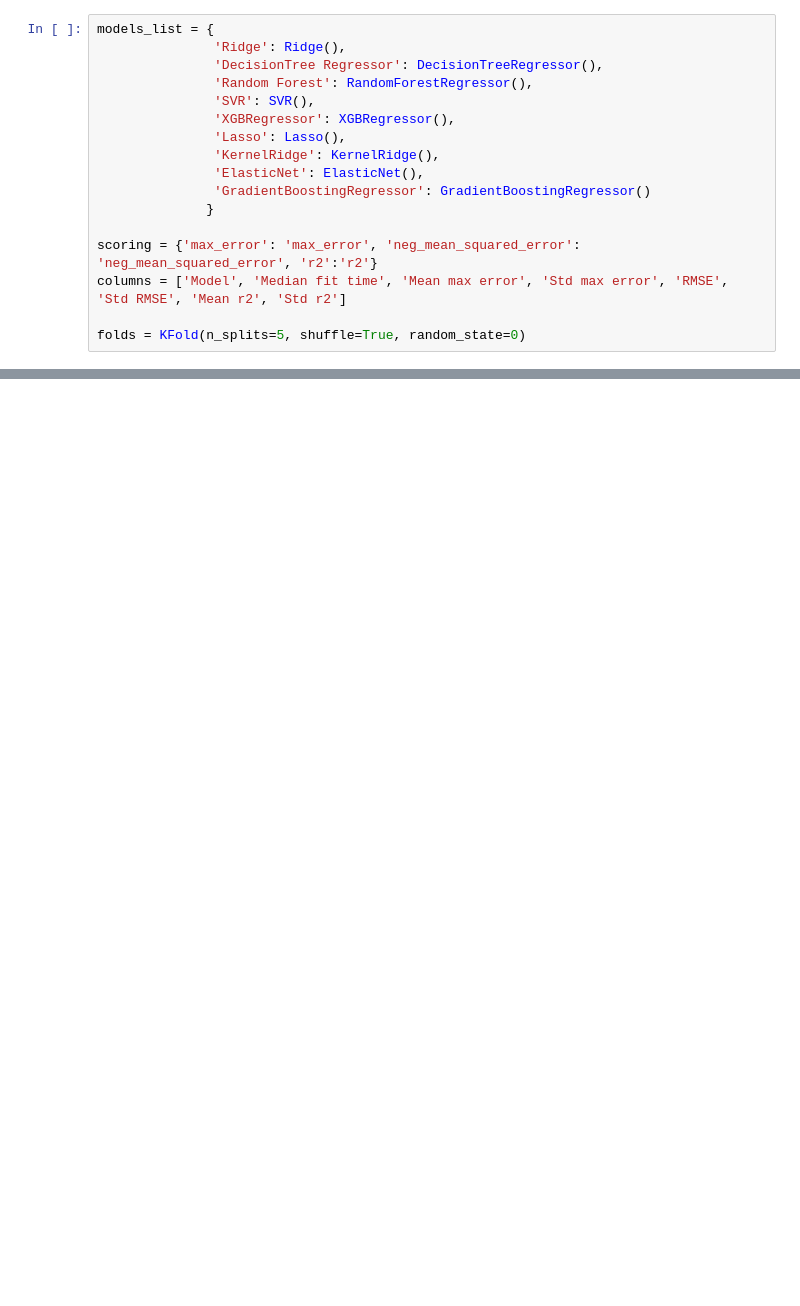
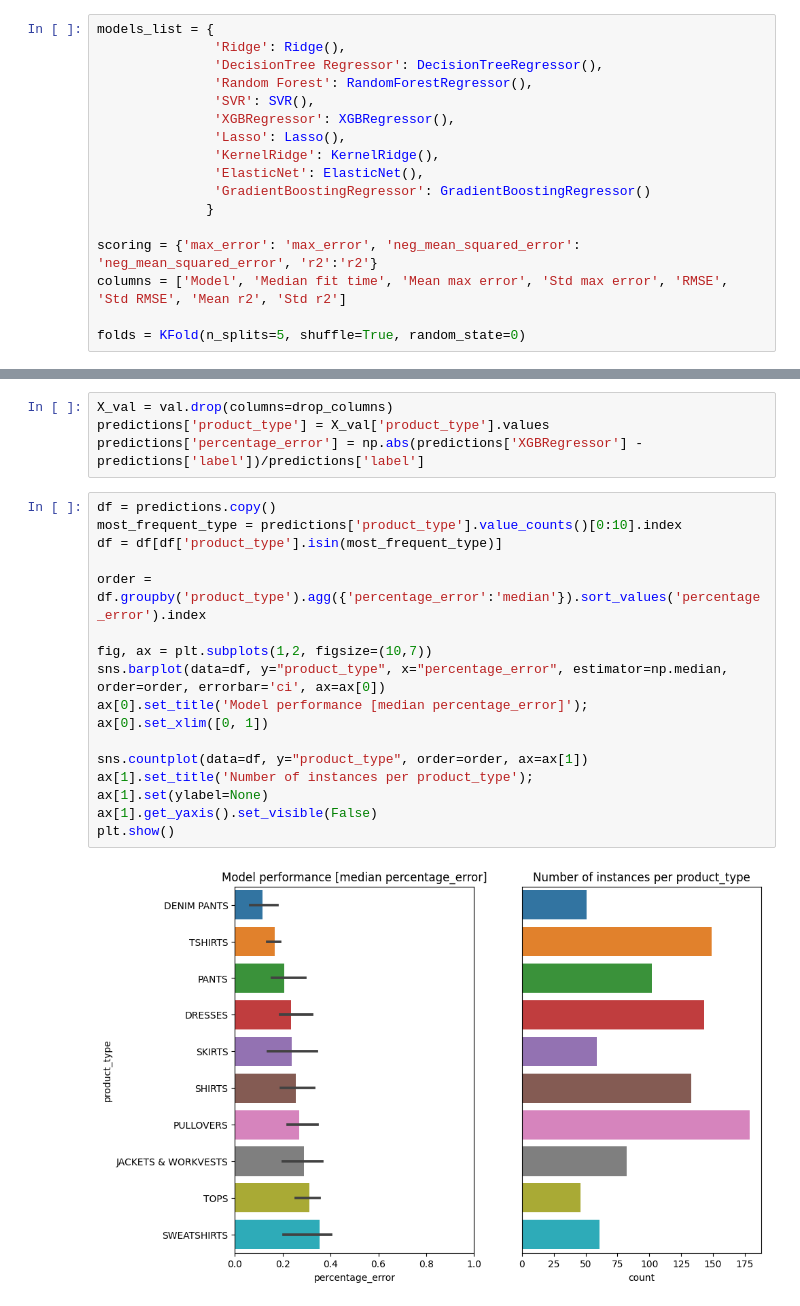
Before and after one commit to max-lutz/technical_case_fairly_made, a Jupyter notebook: notebooks/train_model_climate_change.ipynb, the cells around one changed output, grey strips where cells are left out. Cells and saved outputs as stored; diff of their text form; blank space fills up the shorter version.

```diff
--- a/notebooks/train_model_climate_change.ipynb
+++ b/notebooks/train_model_climate_change.ipynb
@@ -328,0 +281,23 @@ df_results[df_results['label'] > df_results['label'].quantile(0.99)]
+# %%
+X_val = val.drop(columns=drop_columns)
+predictions['product_type'] = X_val['product_type'].values
+predictions['percentage_error'] = np.abs(predictions['XGBRegressor'] - predictions['label'])/predictions['label']
+# %%
+df = predictions.copy()
+most_frequent_type = predictions['product_type'].value_counts()[0:10].index
+df = df[df['product_type'].isin(most_frequent_type)]
+
+order = df.groupby('product_type').agg({'percentage_error':'median'}).sort_values('percentage_error').index
+
+fig, ax = plt.subplots(1,2, figsize=(10,7))
+sns.barplot(data=df, y="product_type", x="percentage_error", estimator=np.median, order=order, errorbar='ci', ax=ax[0])
+ax[0].set_title('Model performance [median percentage_error]');
+ax[0].set_xlim([0, 1])
+
+sns.countplot(data=df, y="product_type", order=order, ax=ax[1])
+ax[1].set_title('Number of instances per product_type');
+ax[1].set(ylabel=None)
+ax[1].get_yaxis().set_visible(False)
+plt.show()
+# %% [output]
+[figure, added]
```
Also changed, not shown: parts of 26 cells of this notebook.
